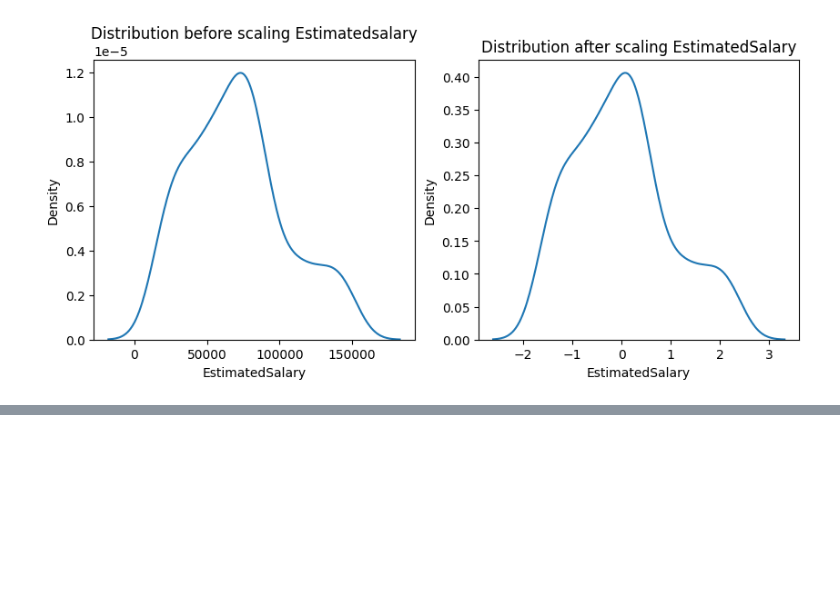
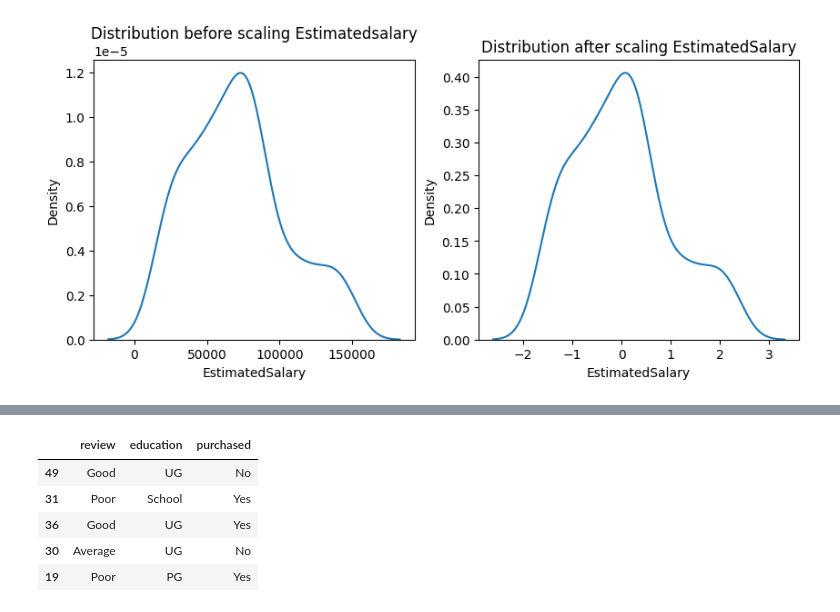
Before and after one commit to Hubert1234567890/Machine-Learning-, a Jupyter notebook: featureengineering.ipynb, the cells around one changed output, grey strips where cells are left out. Drawn from its saved outputs; the diff is of its cells as text; code cells hidden in the pictures; blank space fills up the shorter version.

```diff
--- a/featureengineering.ipynb
+++ b/featureengineering.ipynb
@@ -166,0 +195,10 @@ Text(0.5, 1.0, 'Distribution after scaling EstimatedSalary')
+# %%
+df= customers.iloc[:,2:]
+df.sample(5)
+# %% [output]
+|  | review | education | purchased |
+| 49 | Good | UG | No |
+| 31 | Poor | School | Yes |
+| 36 | Good | UG | Yes |
+| 30 | Average | UG | No |
+| 19 | Poor | PG | Yes |
```
Also changed, not shown: parts of 13 cells of this notebook.
